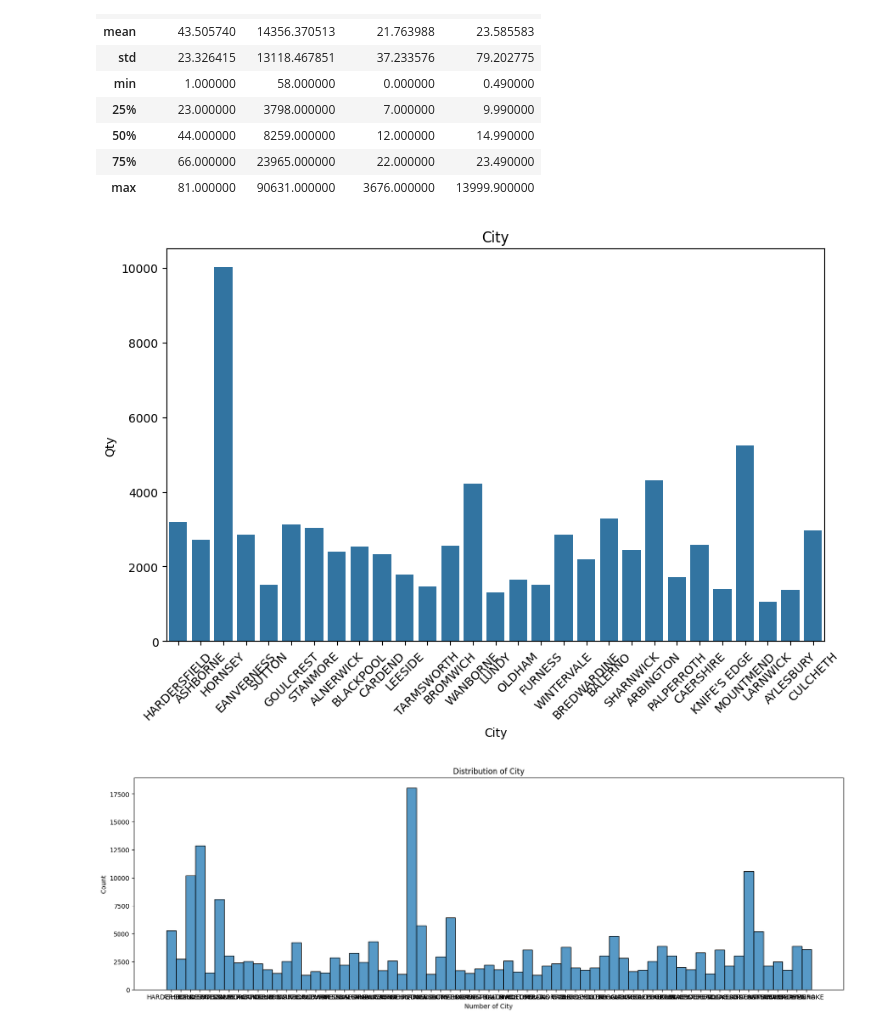
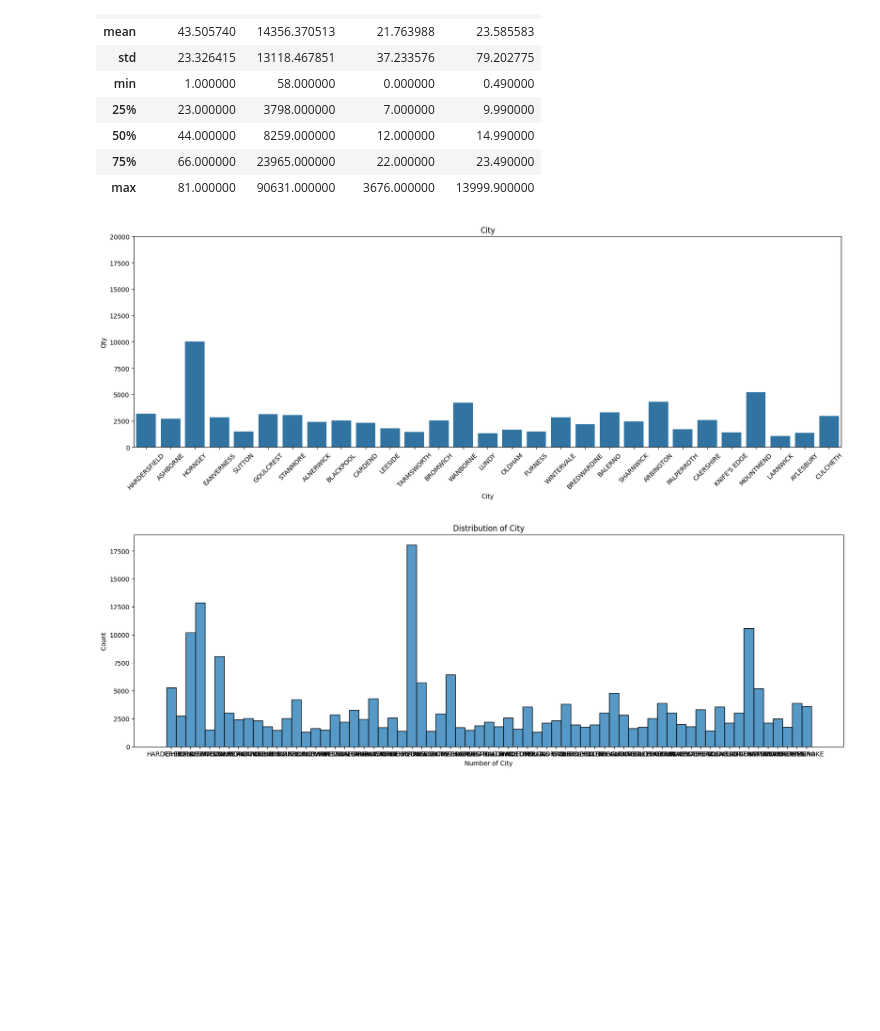
Before and after one commit to RaksoIngenieria/Data-Analytics, a Jupyter notebook: AromasDelValle.ipynb, the cells around one changed output. Cells and saved outputs as stored; diff of their text form; code cells hidden in the pictures; blank space fills up the shorter version.

```diff
--- a/AromasDelValle.ipynb
+++ b/AromasDelValle.ipynb
@@ -97,19 +97,20 @@ df.describe()
 # %%
 # Diagrama de barras
 
 # countplot es una función de la biblioteca Seaborn en Python
 # Crea un gráfico de barras donde la altura de cada barra,
 # representa el número de ocurrencias de una categoría específica en el conjunto de datos.
 
-plt.figure(figsize=(10,6))
+plt.figure(figsize=(20,6))
 sns.countplot(data=df, x='City')
 plt.xlabel('City')
 plt.ylabel('Qty')
-plt.xticks(rotation=45)
+plt.ylim(0, 20000)  # Establecer el rango del eje y:
+plt.xticks(rotation=45) # Rotar las etiquetas 45 grados
 plt.title('City')
 plt.show()
 # %% [output]
-[figure, old version]
+[figure, new version]
 # %%
 # Histograma
 plt.figure(figsize=(20,6))
```
